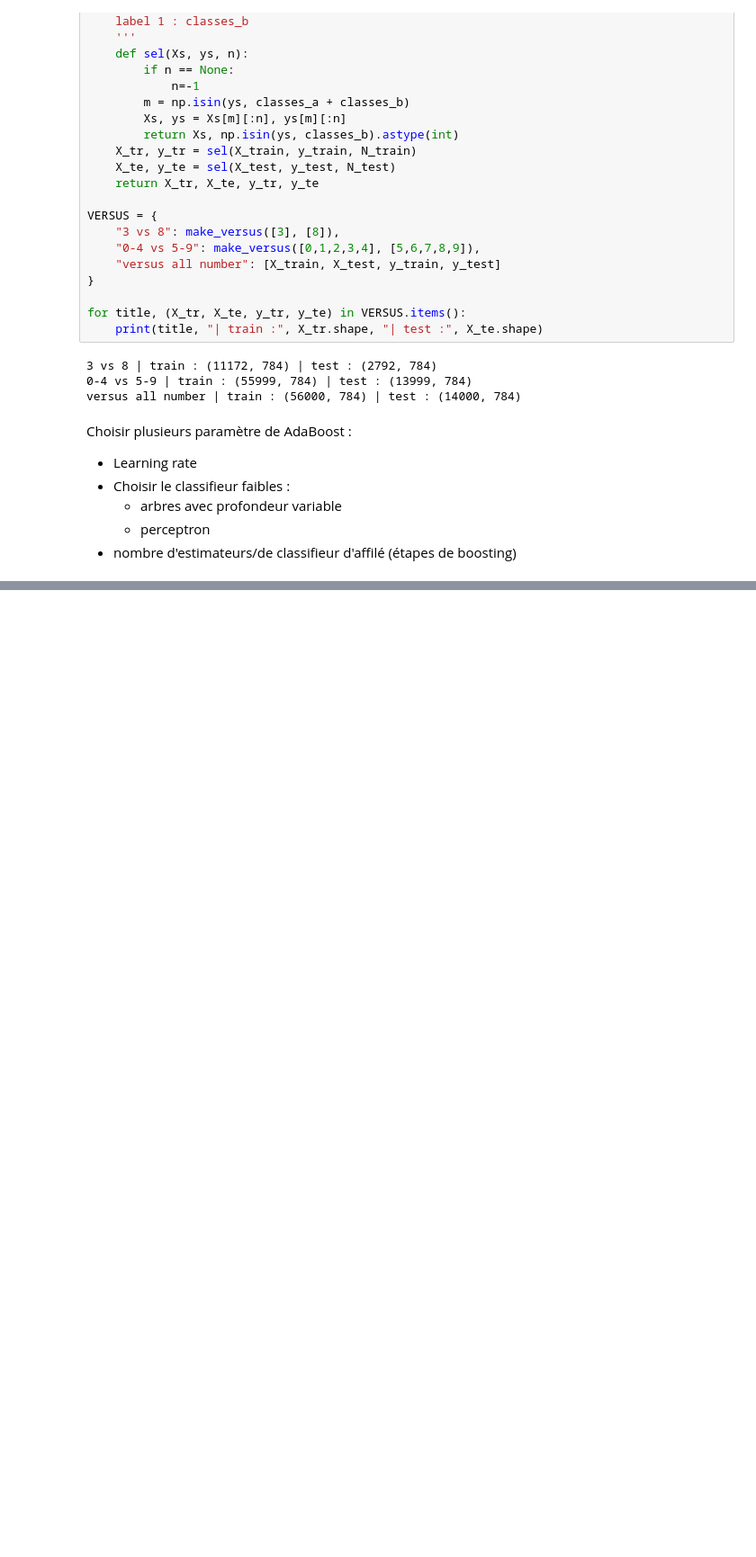
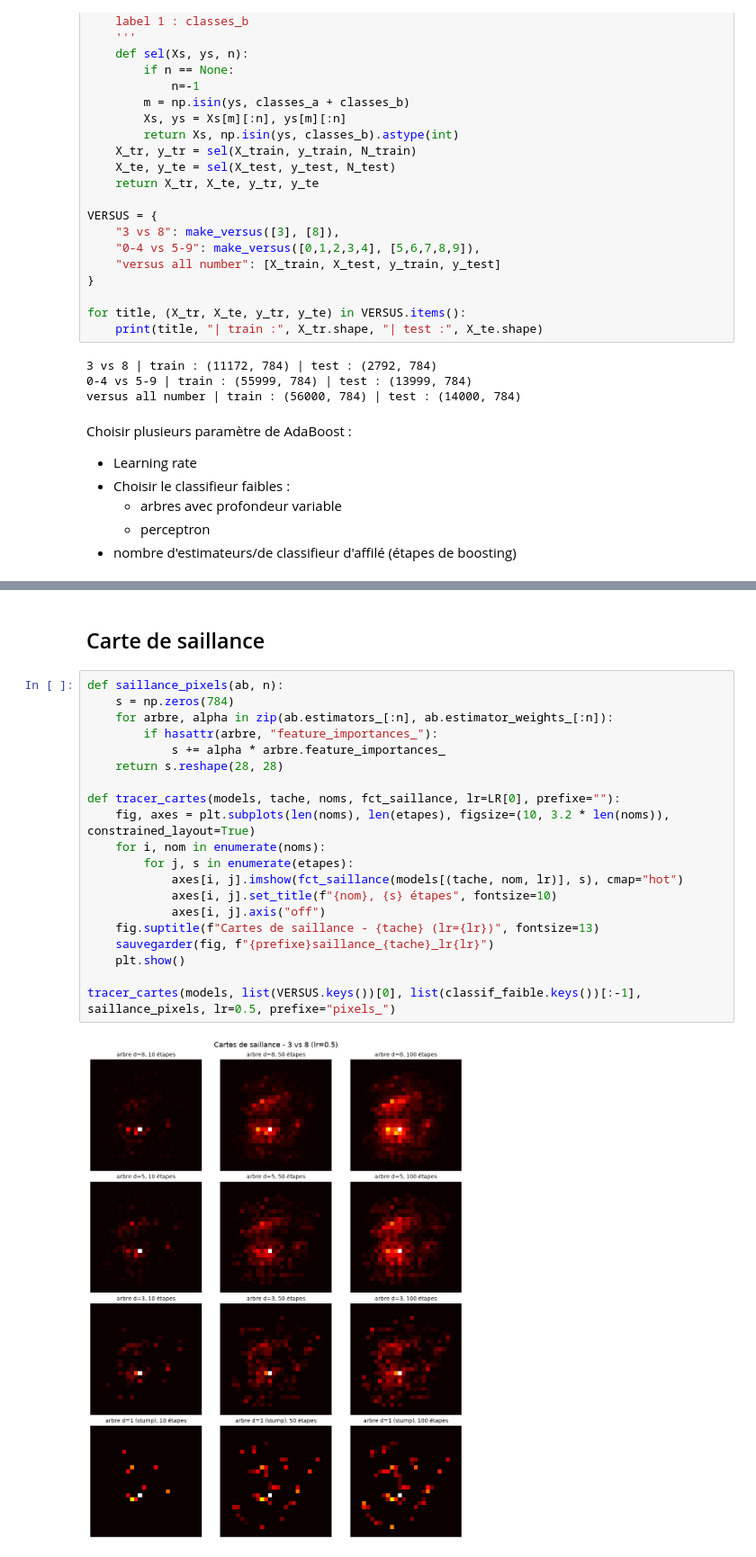
Before and after one commit to tbessadet/Projet_Collab_Sabine, a Jupyter notebook: DM_2_AC/DM_theo.ipynb, the cells around one changed output, grey strips where cells are left out. Shown at 90% size. Drawn from its saved outputs; the diff is of its cells as text; blank space fills up the shorter version.

```diff
--- a/DM_2_AC/DM_theo.ipynb
+++ b/DM_2_AC/DM_theo.ipynb
@@ -145,0 +192,24 @@ afficher_acc(VERSUS, preds)
+# %% [markdown]
+## Carte de saillance
+# %%
+def saillance_pixels(ab, n):
+    s = np.zeros(784)
+    for arbre, alpha in zip(ab.estimators_[:n], ab.estimator_weights_[:n]):
+        if hasattr(arbre, "feature_importances_"):
+            s += alpha * arbre.feature_importances_
+    return s.reshape(28, 28)
+
+def tracer_cartes(models, tache, noms, fct_saillance, lr=LR[0], prefixe=""):
+    fig, axes = plt.subplots(len(noms), len(etapes), figsize=(10, 3.2 * len(noms)), constrained_layout=True)
+    for i, nom in enumerate(noms):
+        for j, s in enumerate(etapes):
+            axes[i, j].imshow(fct_saillance(models[(tache, nom, lr)], s), cmap="hot")
+            axes[i, j].set_title(f"{nom}, {s} étapes", fontsize=10)
+            axes[i, j].axis("off")
+    fig.suptitle(f"Cartes de saillance - {tache} (lr={lr})", fontsize=13)
+    sauvegarder(fig, f"{prefixe}saillance_{tache}_lr{lr}")
+    plt.show()
+
+tracer_cartes(models, list(VERSUS.keys())[0], list(classif_faible.keys())[:-1], saillance_pixels, lr=0.5, prefixe="pixels_")
+# %% [output]
+[figure, added]
```
Also changed, not shown: parts of 18 cells of this notebook, 20 other files.
